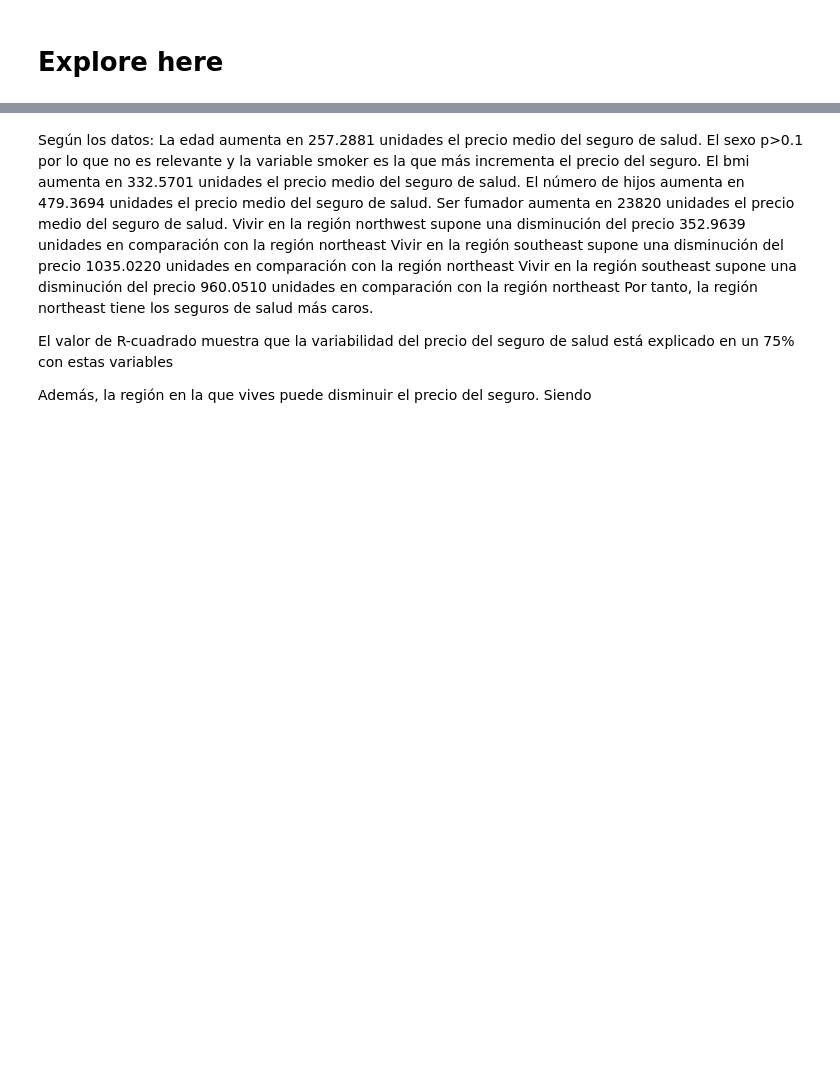
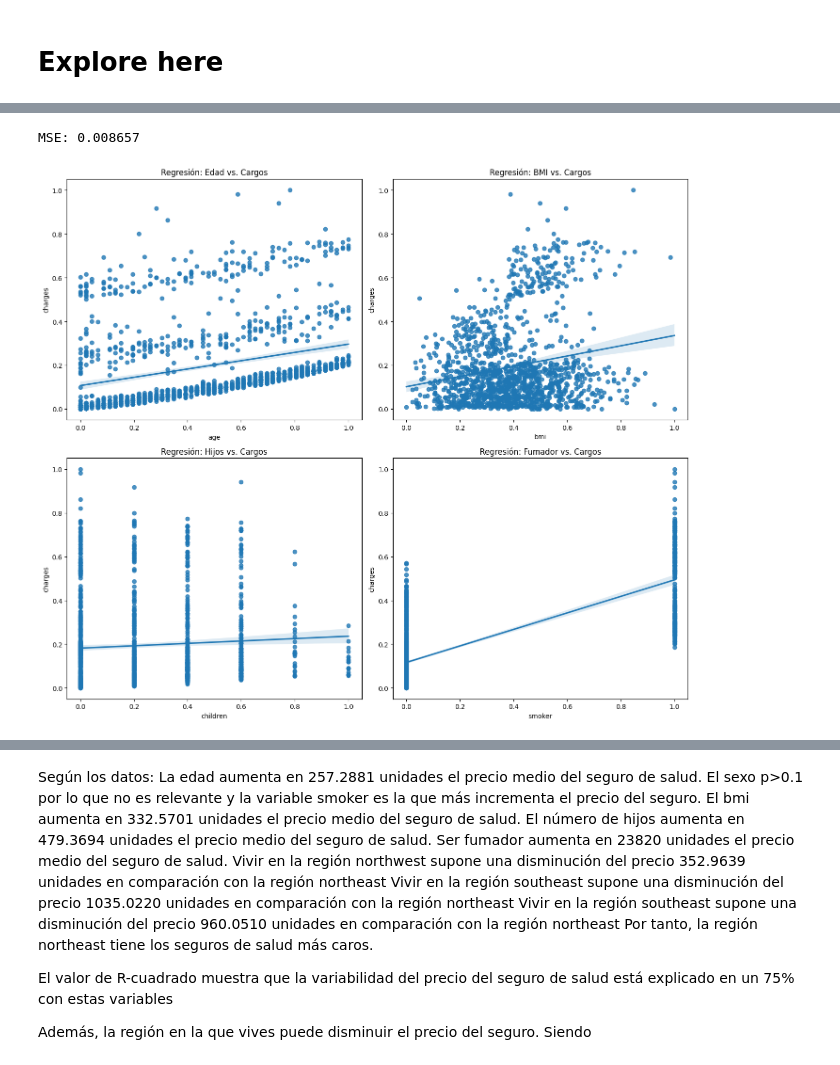
Before and after one commit to pdeleonsoria/regresion_lineal, a Jupyter notebook: src/explore.ipynb, the cells around one changed output, grey strips where cells are left out. Saved outputs shown, nothing was run; the diff lists cells and outputs as text; code cells hidden in the pictures; blank space fills up the shorter version.

```diff
--- a/src/explore.ipynb
+++ b/src/explore.ipynb
@@ -68,0 +89,33 @@ Notes:
+# %%
+model = LinearRegression()
+model.fit(X_train_sel, y_train)
+
+y_pred = model.predict(X_test_sel)
+
+mse = mean_squared_error(y_test, y_pred)
+print(f"MSE: {mse:.6f}")
+
+#El MSE es bastante bueno
+# %% [output]
+MSE: 0.008657
+# %%
+
+# Visualización de regresión
+fig, axis = plt.subplots(2, 2, figsize=(14, 12))
+
+sns.regplot(x=df_escalado['age'], y=df_escalado['charges'], ax=axis[0, 0])
+axis[0, 0].set_title('Regresión: Edad vs. Cargos')
+
+sns.regplot(x=df_escalado['bmi'], y=df_escalado['charges'], ax=axis[0, 1])
+axis[0, 1].set_title('Regresión: BMI vs. Cargos')
+
+sns.regplot(x=df_escalado['children'], y=df_escalado['charges'], ax=axis[1, 0])
+axis[1, 0].set_title('Regresión: Hijos vs. Cargos')
+
+sns.regplot(x=df_escalado['smoker'], y=df_escalado['charges'], ax=axis[1, 1])
+axis[1, 1].set_title('Regresión: Fumador vs. Cargos')
+
+plt.tight_layout()
+plt.show()
+# %% [output]
+[figure, added]
```
Also changed, not shown: parts of 5 cells of this notebook, 1 other file.
